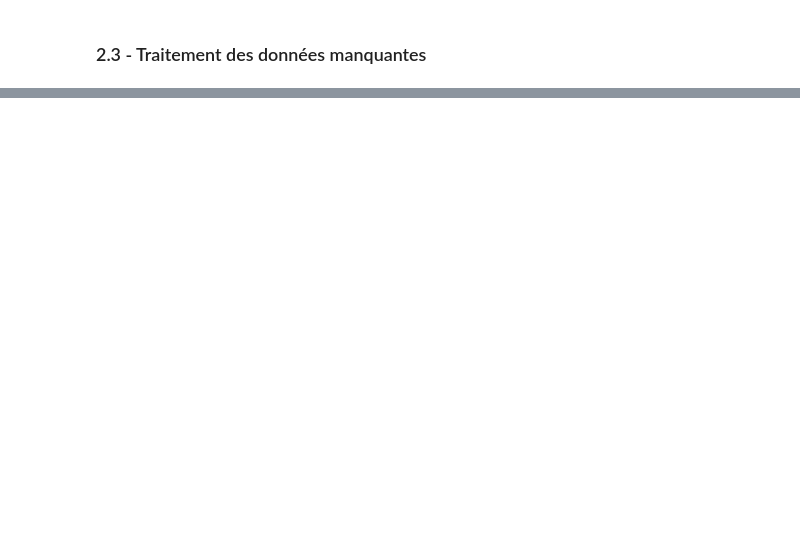
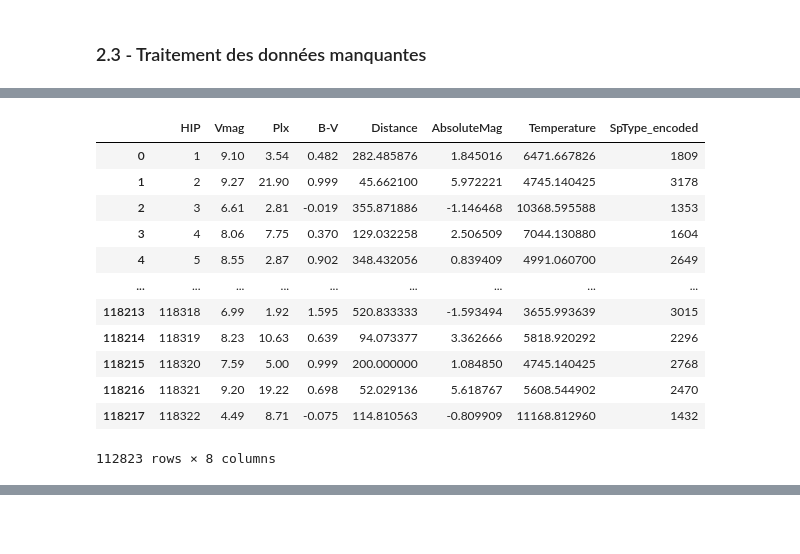
Before and after one commit to Moni003/Diagramme_HR_MML, a Jupyter notebook: diagHR_1.ipynb, the cells around one changed output, grey strips where cells are left out. Saved outputs shown, nothing was run; the diff lists cells and outputs as text; code cells hidden in the pictures; blank space fills up the shorter version.

```diff
--- a/diagHR_1.ipynb
+++ b/diagHR_1.ipynb
@@ -193,0 +227,17 @@ Les valeurs manquantes sont représentées ci-dessus par du jaune, on évitera a
+# %%
+X = data_clean
+X
+# %% [output]
+|  | HIP | Vmag | Plx | B-V | Distance | AbsoluteMag | Temperature | SpType_encoded |
+| 0 | 1 | 9.10 | 3.54 | 0.482 | 282.485876 | 1.845016 | 6471.667826 | 1809 |
+| 1 | 2 | 9.27 | 21.90 | 0.999 | 45.662100 | 5.972221 | 4745.140425 | 3178 |
+| 2 | 3 | 6.61 | 2.81 | -0.019 | 355.871886 | -1.146468 | 10368.595588 | 1353 |
+| 3 | 4 | 8.06 | 7.75 | 0.370 | 129.032258 | 2.506509 | 7044.130880 | 1604 |
+| 4 | 5 | 8.55 | 2.87 | 0.902 | 348.432056 | 0.839409 | 4991.060700 | 2649 |
+| ... | ... | ... | ... | ... | ... | ... | ... | ... |
+| 118213 | 118318 | 6.99 | 1.92 | 1.595 | 520.833333 | -1.593494 | 3655.993639 | 3015 |
+| 118214 | 118319 | 8.23 | 10.63 | 0.639 | 94.073377 | 3.362666 | 5818.920292 | 2296 |
+| 118215 | 118320 | 7.59 | 5.00 | 0.999 | 200.000000 | 1.084850 | 4745.140425 | 2768 |
+| 118216 | 118321 | 9.20 | 19.22 | 0.698 | 52.029136 | 5.618767 | 5608.544902 | 2470 |
+| 118217 | 118322 | 4.49 | 8.71 | -0.075 | 114.810563 | -0.809909 | 11168.812960 | 1432 |
+112823 rows × 8 columns
```
Also changed, not shown: parts of 32 cells of this notebook.
